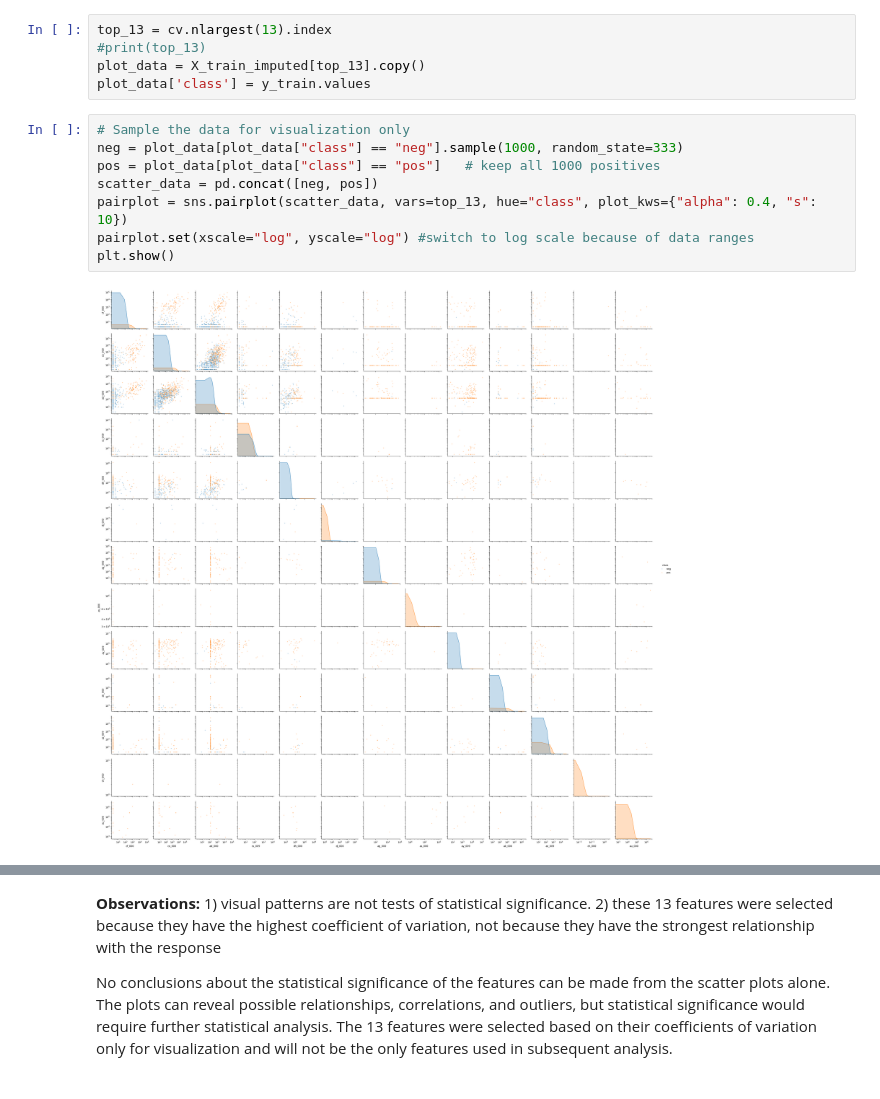
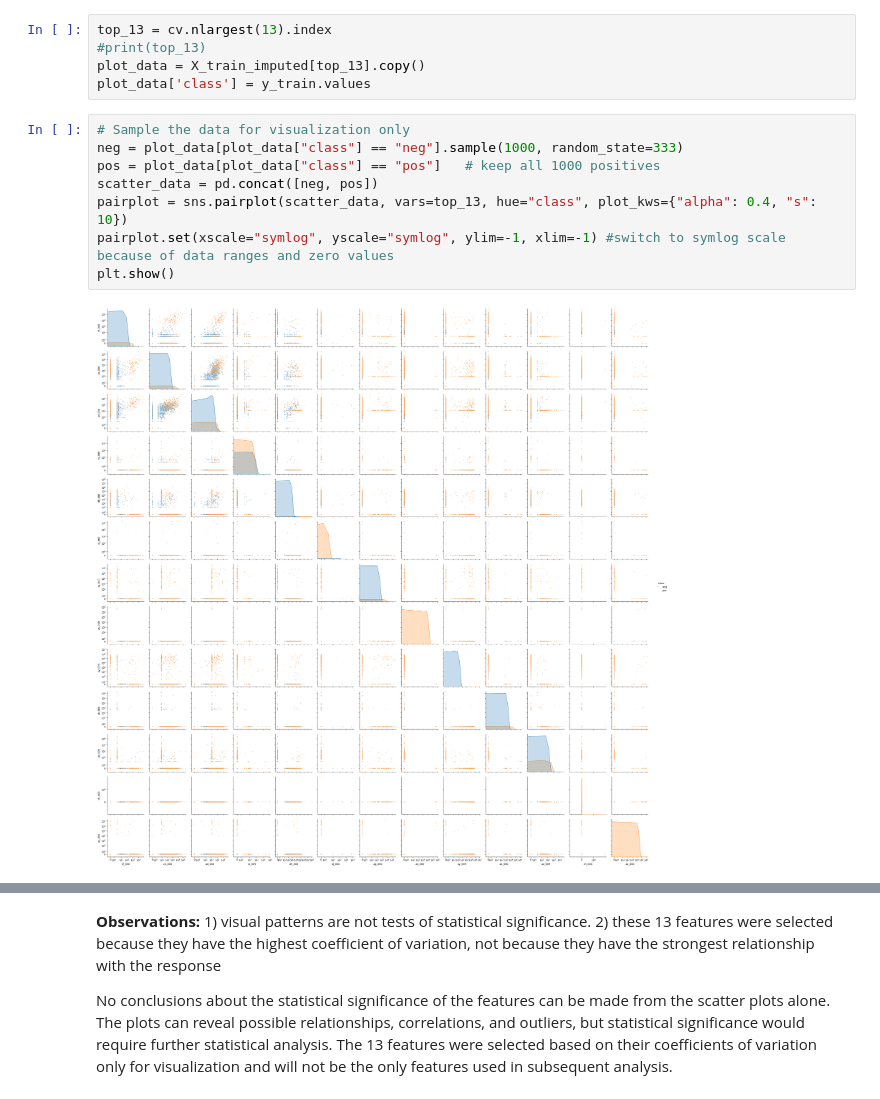
Before and after one commit to gblombach/DSCI-552_Homework_6, a Jupyter notebook: notebooks/Blombach_George_HW6.ipynb, the cells around one changed output, grey strips where cells are left out. Cells and saved outputs as stored; diff of their text form.

```diff
--- a/notebooks/Blombach_George_HW6.ipynb
+++ b/notebooks/Blombach_George_HW6.ipynb
@@ -91,13 +91,13 @@ plot_data['class'] = y_train.values
 # %%
 # Sample the data for visualization only
 neg = plot_data[plot_data["class"] == "neg"].sample(1000, random_state=333)
 pos = plot_data[plot_data["class"] == "pos"]   # keep all 1000 positives
 scatter_data = pd.concat([neg, pos])
 pairplot = sns.pairplot(scatter_data, vars=top_13, hue="class", plot_kws={"alpha": 0.4, "s": 10})
-pairplot.set(xscale="log", yscale="log") #switch to log scale because of data ranges
+pairplot.set(xscale="symlog", yscale="symlog", ylim=-1, xlim=-1) #switch to symlog scale because of data ranges and zero values
 plt.show()
 # %% [output]
-[figure, old version]
+[figure, new version]
 # %%
 plt.figure(figsize=(8, 4))
 sns.boxplot(data=X_train_imputed[top_13], flierprops={'markersize': 2})
```
Also changed, not shown: parts of 3 cells of this notebook.
